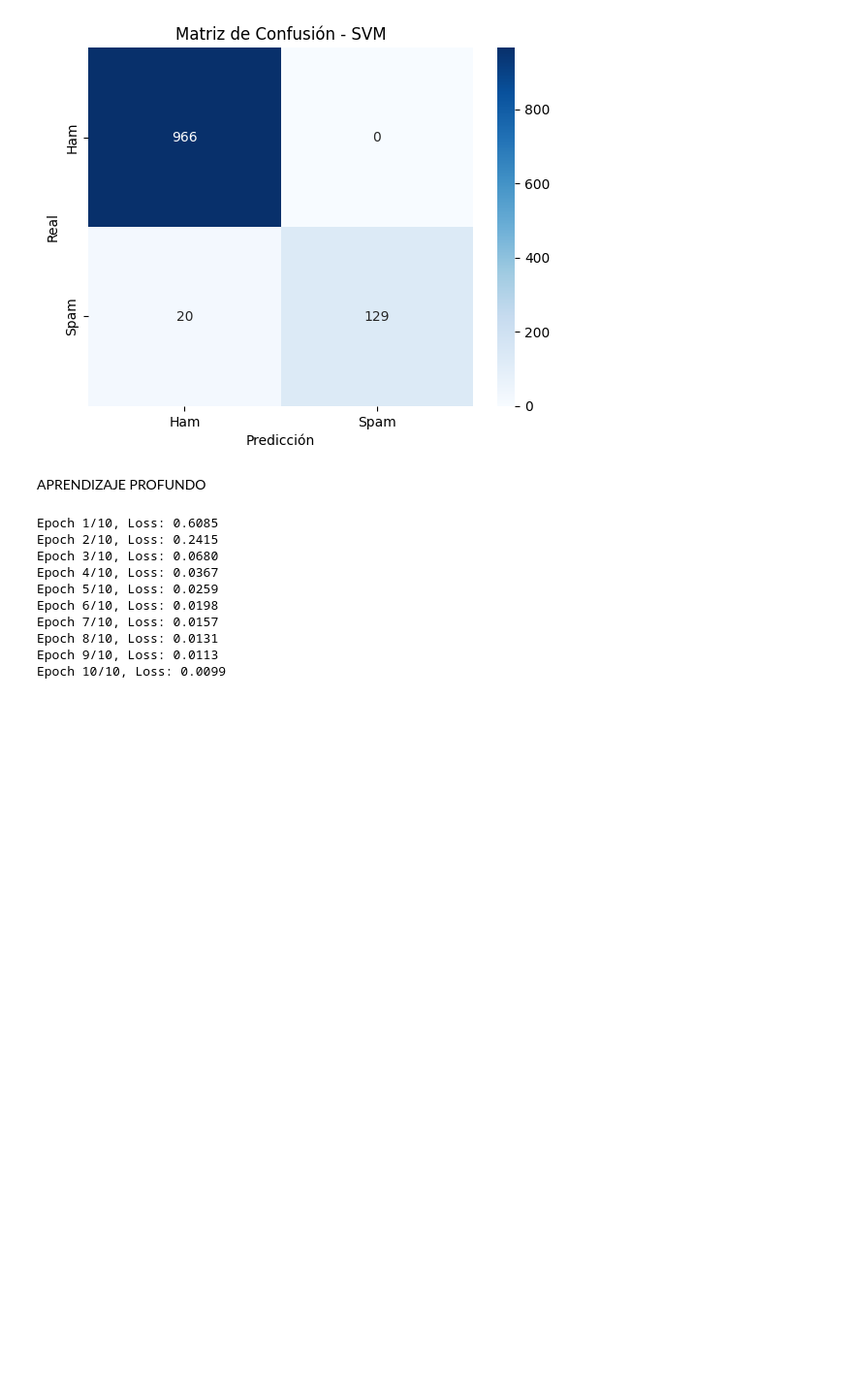
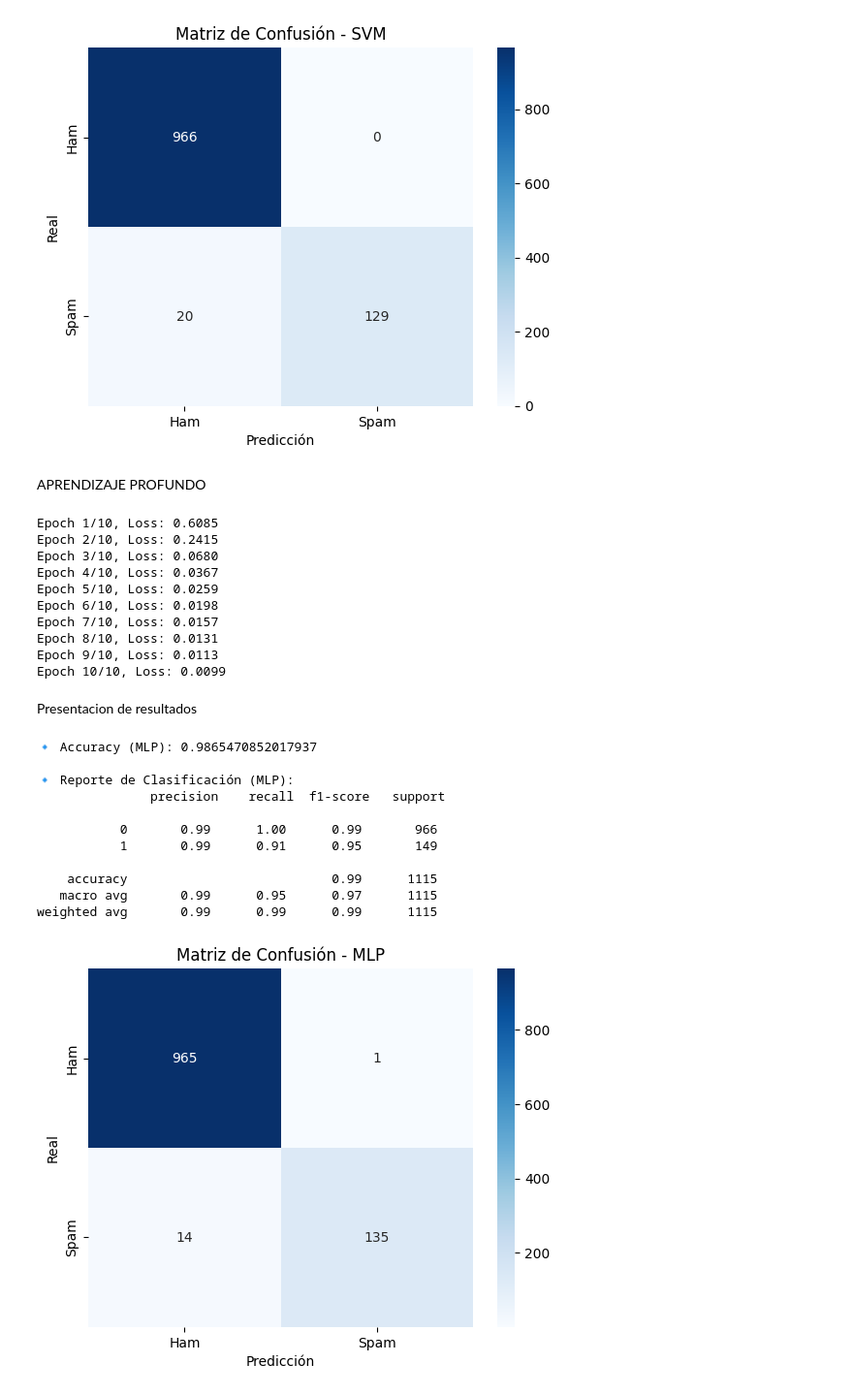
Before and after one commit to Khriztiangp94/UPSE, a Jupyter notebook: proyecto.ipynb, the cells around one changed output. Shown: that part at 97% size. Saved outputs shown, nothing was run; the diff lists cells and outputs as text; code cells hidden in the pictures; blank space fills up the shorter version.

Commit message:
Presentacion de resultados

```diff
--- a/proyecto.ipynb
+++ b/proyecto.ipynb
@@ -232,3 +232,33 @@ Epoch 7/10, Loss: 0.0157
 Epoch 8/10, Loss: 0.0131
 Epoch 9/10, Loss: 0.0113
 Epoch 10/10, Loss: 0.0099
+# %% [markdown]
+Presentacion de resultados
+# %%
+from sklearn.metrics import accuracy_score, classification_report, confusion_matrix
+import seaborn as sns
+import matplotlib.pyplot as plt
+
+print("🔹 Accuracy (MLP):", accuracy_score(y_true, y_pred))
+print("\n🔹 Reporte de Clasificación (MLP):\n", classification_report(y_true, y_pred))
+
+# Matriz de confusión
+cm = confusion_matrix(y_true, y_pred)
+sns.heatmap(cm, annot=True, fmt="d", cmap="Blues", xticklabels=["Ham", "Spam"], yticklabels=["Ham", "Spam"])
+plt.xlabel("Predicción")
+plt.ylabel("Real")
+plt.title("Matriz de Confusión - MLP")
+plt.show()
+# %% [output]
+🔹 Accuracy (MLP): 0.9865470852017937
+
+🔹 Reporte de Clasificación (MLP):
+               precision    recall  f1-score   support
+
+           0       0.99      1.00      0.99       966
+           1       0.99      0.91      0.95       149
+
+    accuracy                           0.99      1115
+   macro avg       0.99      0.95      0.97      1115
+weighted avg       0.99      0.99      0.99      1115
+[figure, added]
```
